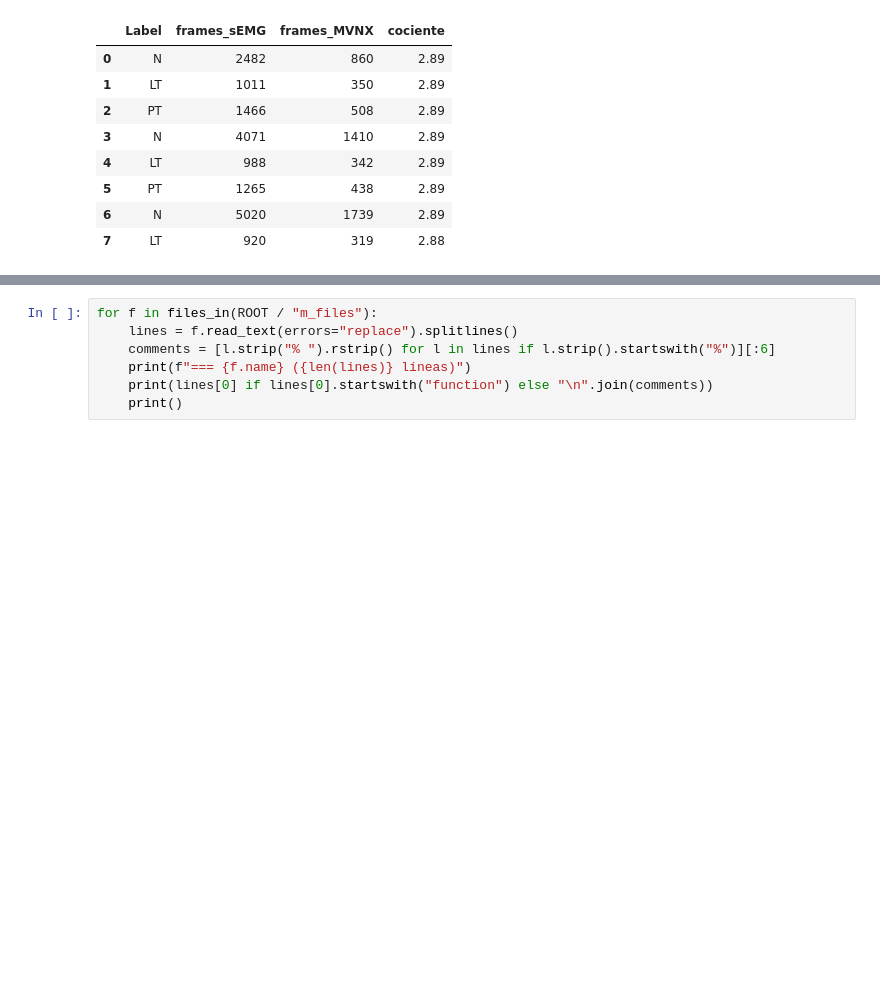
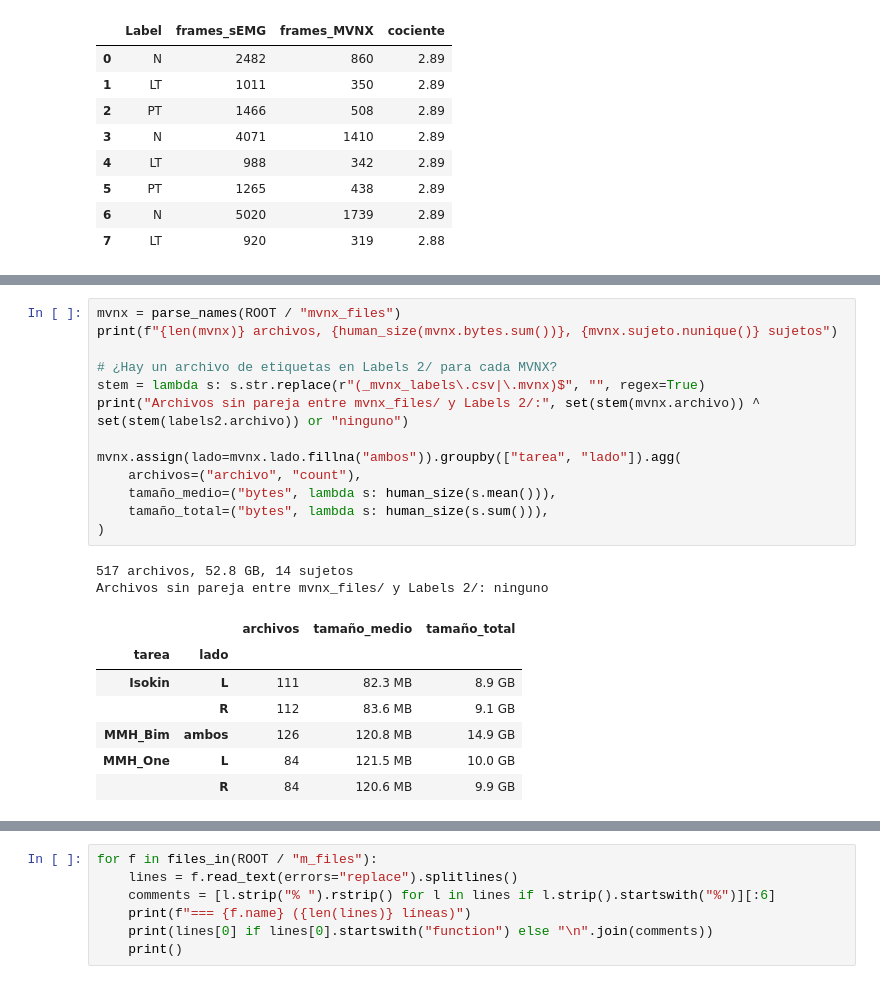
Before and after one commit to Paola-leon/human-activity-recognition, a Jupyter notebook: notebooks/02_Contenido_datos_unzipped.ipynb, the cells around one changed output, grey strips where cells are left out. Cells and saved outputs as stored; diff of their text form; blank space fills up the shorter version.

```diff
--- a/notebooks/02_Contenido_datos_unzipped.ipynb
+++ b/notebooks/02_Contenido_datos_unzipped.ipynb
@@ -384,0 +392,23 @@ Cociente mediano: 2.89  (≈ 692.8 Hz sEMG de este archivo / 240 Hz MVNX = 2.89)
+# %%
+mvnx = parse_names(ROOT / "mvnx_files")
+print(f"{len(mvnx)} archivos, {human_size(mvnx.bytes.sum())}, {mvnx.sujeto.nunique()} sujetos")
+
+# ¿Hay un archivo de etiquetas en Labels 2/ para cada MVNX?
+stem = lambda s: s.str.replace(r"(_mvnx_labels\.csv|\.mvnx)$", "", regex=True)
+print("Archivos sin pareja entre mvnx_files/ y Labels 2/:", set(stem(mvnx.archivo)) ^ set(stem(labels2.archivo)) or "ninguno")
+
+mvnx.assign(lado=mvnx.lado.fillna("ambos")).groupby(["tarea", "lado"]).agg(
+    archivos=("archivo", "count"),
+    tamaño_medio=("bytes", lambda s: human_size(s.mean())),
+    tamaño_total=("bytes", lambda s: human_size(s.sum())),
+)
+# %% [output]
+517 archivos, 52.8 GB, 14 sujetos
+Archivos sin pareja entre mvnx_files/ y Labels 2/: ninguno
+|  |  | archivos | tamaño_medio | tamaño_total |
+| tarea | lado |  |  |  |
+| Isokin | L | 111 | 82.3 MB | 8.9 GB |
+|  | R | 112 | 83.6 MB | 9.1 GB |
+| MMH_Bim | ambos | 126 | 120.8 MB | 14.9 GB |
+| MMH_One | L | 84 | 121.5 MB | 10.0 GB |
+|  | R | 84 | 120.6 MB | 9.9 GB |
```
Also changed, not shown: parts of 19 cells of this notebook, 2 other files.
